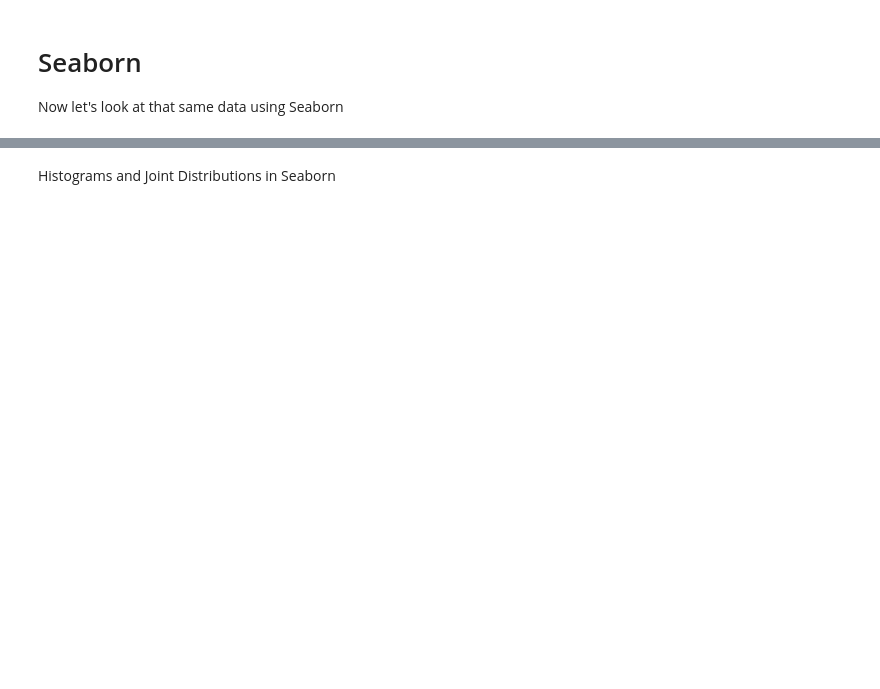
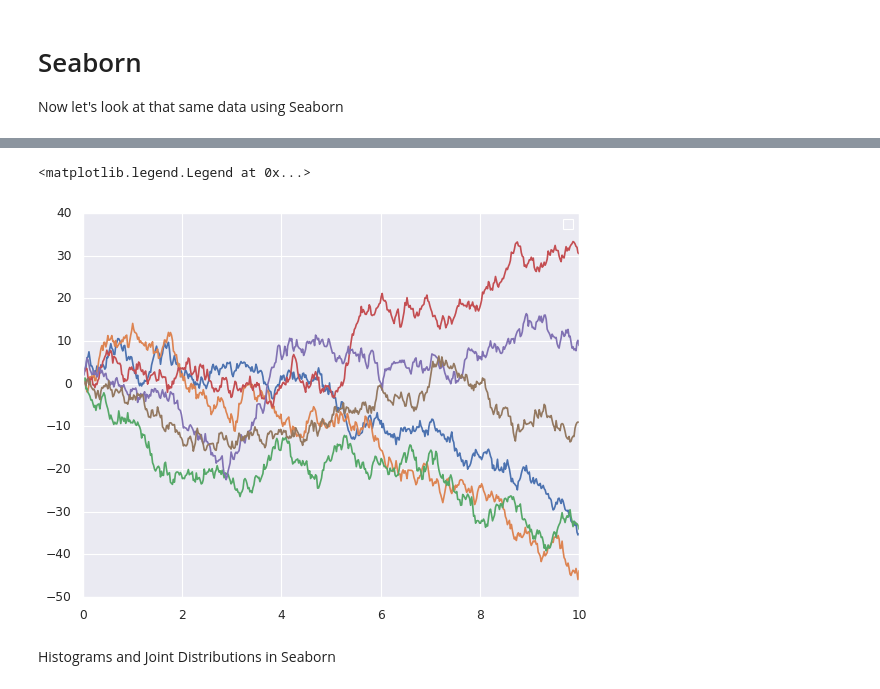
Before and after one commit to nmagee/ds1002, a Jupyter notebook: notebooks/19-dataviz.ipynb, the cells around one changed output, grey strips where cells are left out. Saved outputs shown, nothing was run; the diff lists cells and outputs as text; code cells hidden in the pictures; blank space fills up the shorter version.

```diff
--- a/notebooks/19-dataviz.ipynb
+++ b/notebooks/19-dataviz.ipynb
@@ -41,3 +43,5 @@ sns.set()
 # same plotting code as above!
 plt.plot(x, y)
 plt.legend('ABCDEF', ncol=3, loc='upper left');
+plt.legend()
+# %% [output]
@@ -44,3 +49,5 @@ plt.legend('ABCDEF', ncol=3, loc='upper left');
+<matplotlib.legend.Legend at 0x...>
+[figure, added]
 # %% [markdown]
 Histograms and Joint Distributions in Seaborn
 # %%
```
Also changed, not shown: parts of 10 cells of this notebook.
